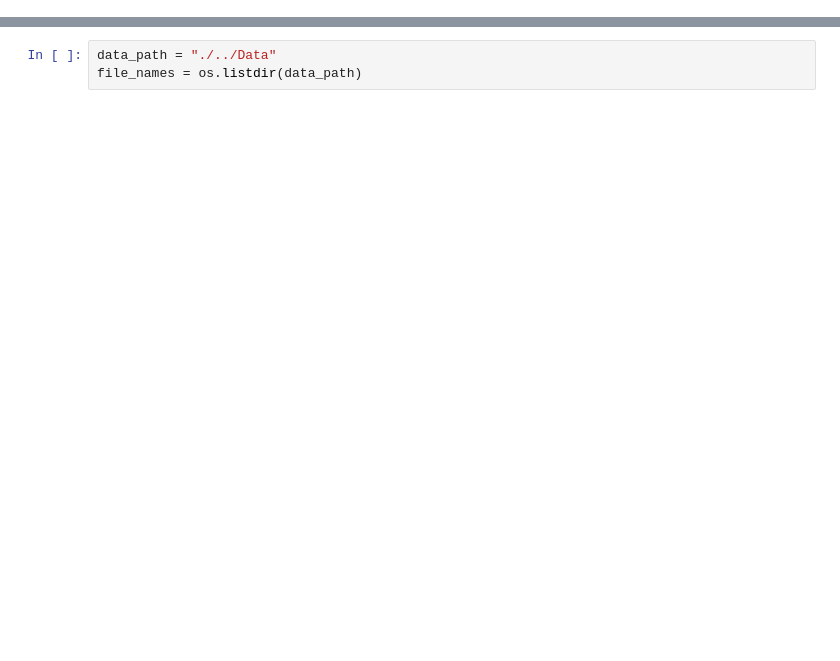
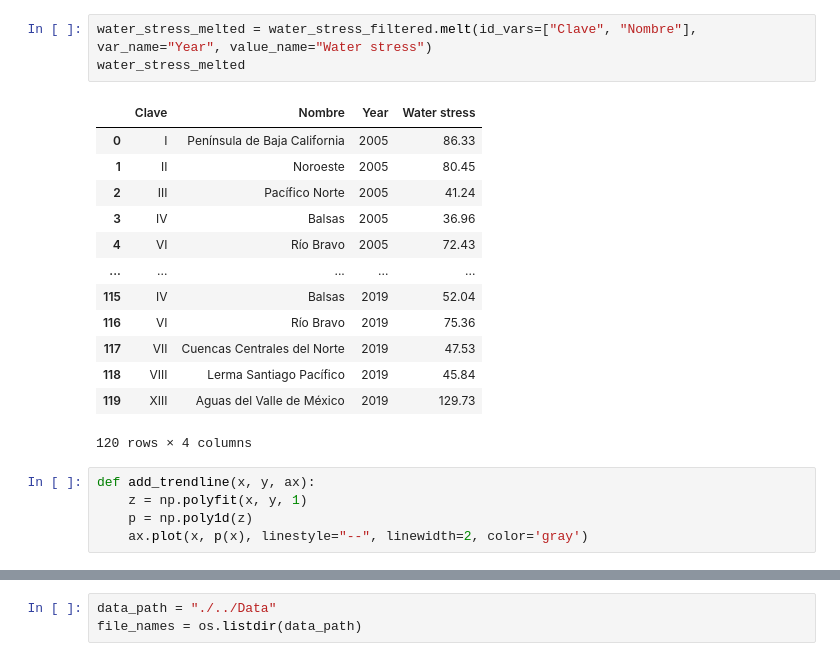
Before and after one commit to charlybg98/water_management, a Jupyter notebook: Analysis/EDA_TS.ipynb, the cells around one changed output, grey strips where cells are left out. Cells and saved outputs as stored; diff of their text form; blank space fills up the shorter version.

```diff
--- a/Analysis/EDA_TS.ipynb
+++ b/Analysis/EDA_TS.ipynb
@@ -4,0 +36,22 @@ import plotly.express as px
+# %%
+water_stress_melted = water_stress_filtered.melt(id_vars=["Clave", "Nombre"], var_name="Year", value_name="Water stress")
+water_stress_melted
+# %% [output]
+|  | Clave | Nombre | Year | Water stress |
+| 0 | I | Península de Baja California | 2005 | 86.33 |
+| 1 | II | Noroeste | 2005 | 80.45 |
+| 2 | III | Pacífico Norte | 2005 | 41.24 |
+| 3 | IV | Balsas | 2005 | 36.96 |
+| 4 | VI | Río Bravo | 2005 | 72.43 |
+| ... | ... | ... | ... | ... |
+| 115 | IV | Balsas | 2019 | 52.04 |
+| 116 | VI | Río Bravo | 2019 | 75.36 |
+| 117 | VII | Cuencas Centrales del Norte | 2019 | 47.53 |
+| 118 | VIII | Lerma Santiago Pacífico | 2019 | 45.84 |
+| 119 | XIII | Aguas del Valle de México | 2019 | 129.73 |
+120 rows × 4 columns
+# %%
+def add_trendline(x, y, ax):
+    z = np.polyfit(x, y, 1)
+    p = np.poly1d(z)
+    ax.plot(x, p(x), linestyle="--", linewidth=2, color='gray')
```
Also changed, not shown: parts of 6 cells of this notebook.
